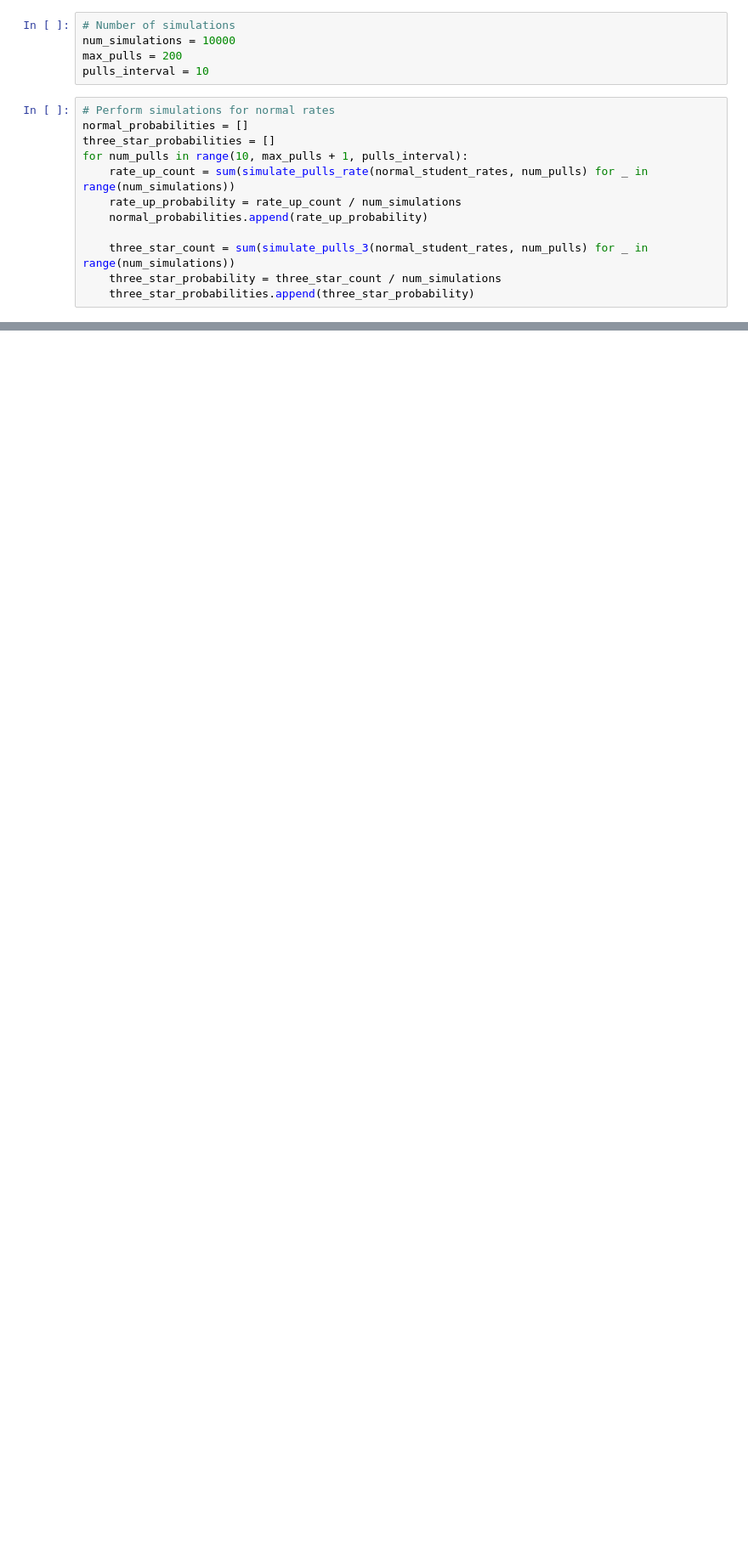
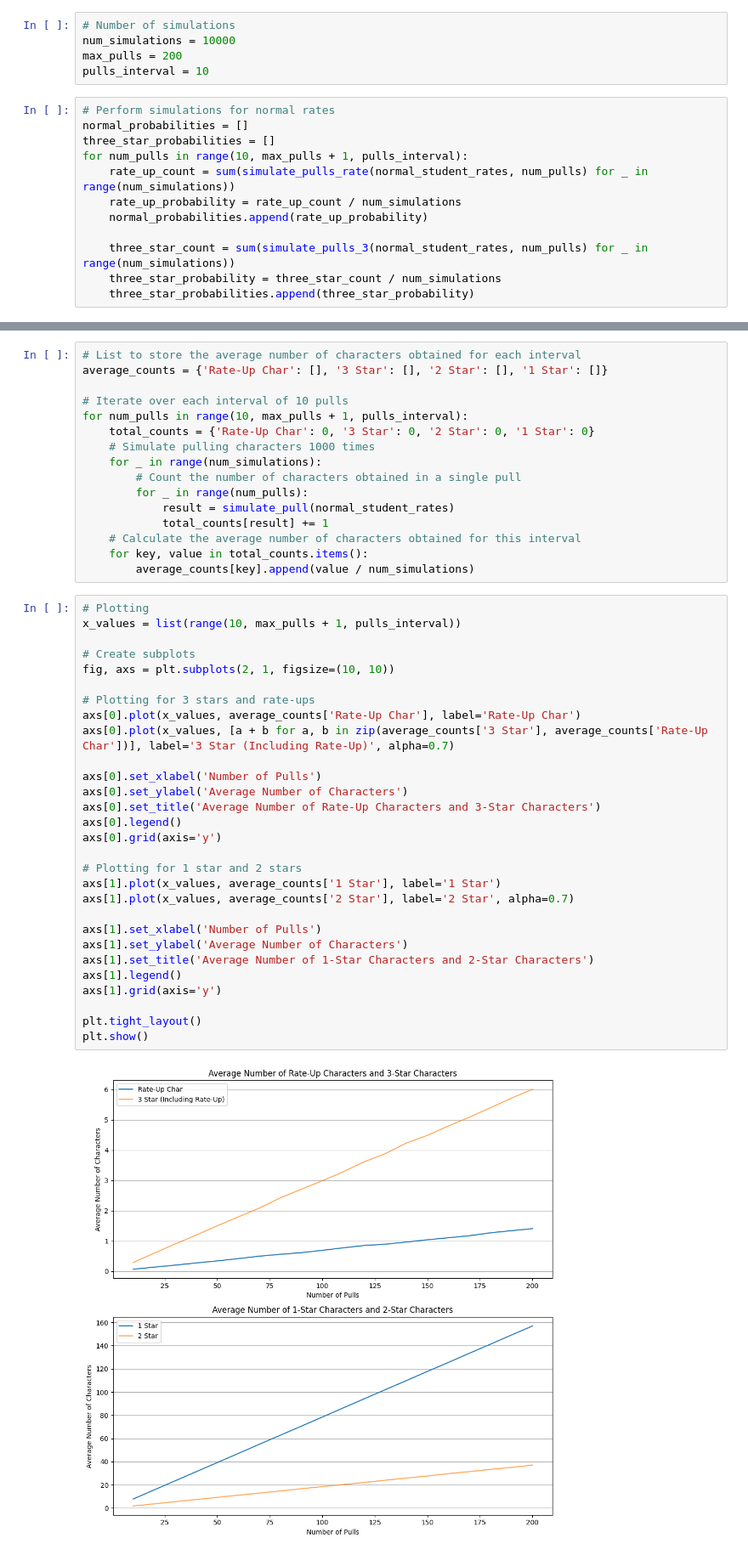
Before and after one commit to carltilid12/bluearchive-montecarlo, a Jupyter notebook: gacha.ipynb, the cells around one changed output, grey strips where cells are left out. Shown at 85% size. Saved outputs shown, nothing was run; the diff lists cells and outputs as text; blank space fills up the shorter version.

```diff
--- a/gacha.ipynb
+++ b/gacha.ipynb
@@ -91,0 +105,47 @@ plt.show()
+# %%
+# List to store the average number of characters obtained for each interval
+average_counts = {'Rate-Up Char': [], '3 Star': [], '2 Star': [], '1 Star': []}
+
+# Iterate over each interval of 10 pulls
+for num_pulls in range(10, max_pulls + 1, pulls_interval):
+    total_counts = {'Rate-Up Char': 0, '3 Star': 0, '2 Star': 0, '1 Star': 0}
+    # Simulate pulling characters 1000 times
+    for _ in range(num_simulations):
+        # Count the number of characters obtained in a single pull
+        for _ in range(num_pulls):
+            result = simulate_pull(normal_student_rates)
+            total_counts[result] += 1
+    # Calculate the average number of characters obtained for this interval
+    for key, value in total_counts.items():
+        average_counts[key].append(value / num_simulations)
+# %%
+# Plotting
+x_values = list(range(10, max_pulls + 1, pulls_interval))
+
+# Create subplots
+fig, axs = plt.subplots(2, 1, figsize=(10, 10))
+
+# Plotting for 3 stars and rate-ups
+axs[0].plot(x_values, average_counts['Rate-Up Char'], label='Rate-Up Char')
+axs[0].plot(x_values, [a + b for a, b in zip(average_counts['3 Star'], average_counts['Rate-Up Char'])], label='3 Star (Including Rate-Up)', alpha=0.7)
+
+axs[0].set_xlabel('Number of Pulls')
+axs[0].set_ylabel('Average Number of Characters')
+axs[0].set_title('Average Number of Rate-Up Characters and 3-Star Characters')
+axs[0].legend()
+axs[0].grid(axis='y')
+
+# Plotting for 1 star and 2 stars
+axs[1].plot(x_values, average_counts['1 Star'], label='1 Star')
+axs[1].plot(x_values, average_counts['2 Star'], label='2 Star', alpha=0.7)
+
+axs[1].set_xlabel('Number of Pulls')
+axs[1].set_ylabel('Average Number of Characters')
+axs[1].set_title('Average Number of 1-Star Characters and 2-Star Characters')
+axs[1].legend()
+axs[1].grid(axis='y')
+
+plt.tight_layout()
+plt.show()
+# %% [output]
+[figure, added]
```
Also changed, not shown: parts of 2 cells of this notebook.
